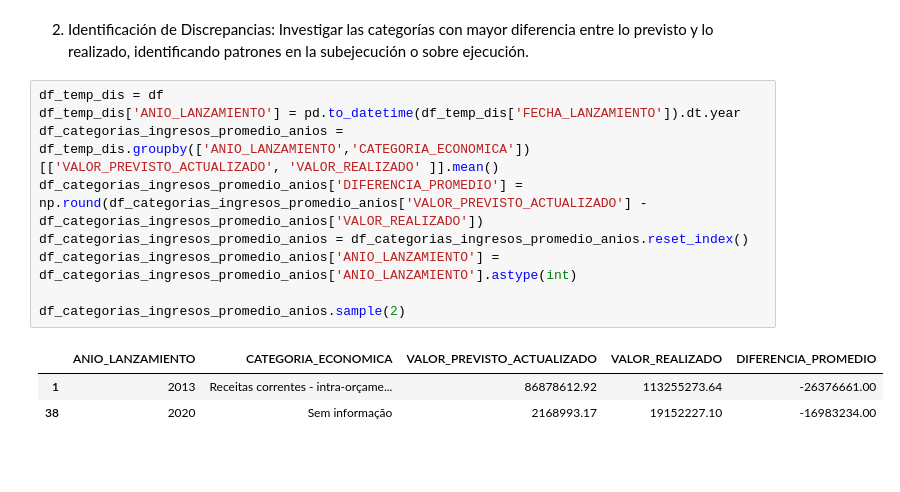
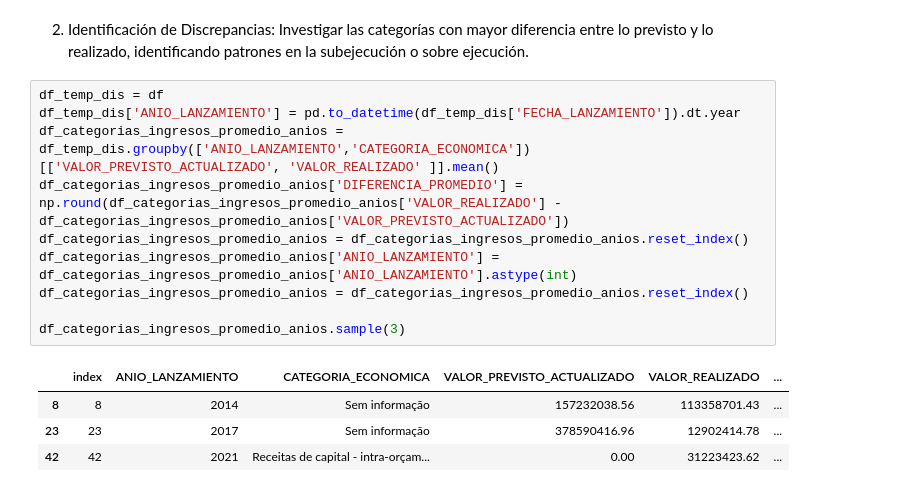
Before and after one commit to santiagorodriguez-dev/Proyecto2-EDA-Ingresos-Publicos-Brasil, a Jupyter notebook: notebooks/Fase_3_Analisis_Visulizacion.ipynb, the cells around one changed output. Drawn from its saved outputs; the diff is of its cells as text; blank space fills up the shorter version.

```diff
--- a/notebooks/Fase_3_Analisis_Visulizacion.ipynb
+++ b/notebooks/Fase_3_Analisis_Visulizacion.ipynb
@@ -124,13 +135,15 @@ df_ingresos_tiempo.head(1)
 # %%
 df_temp_dis = df
 df_temp_dis['ANIO_LANZAMIENTO'] = pd.to_datetime(df_temp_dis['FECHA_LANZAMIENTO']).dt.year
 df_categorias_ingresos_promedio_anios = df_temp_dis.groupby(['ANIO_LANZAMIENTO','CATEGORIA_ECONOMICA'])[['VALOR_PREVISTO_ACTUALIZADO', 'VALOR_REALIZADO' ]].mean()
-df_categorias_ingresos_promedio_anios['DIFERENCIA_PROMEDIO'] = np.round(df_categorias_ingresos_promedio_anios['VALOR_PREVISTO_ACTUALIZADO'] - df_categorias_ingresos_promedio_anios['VALOR_REALIZADO'])
+df_categorias_ingresos_promedio_anios['DIFERENCIA_PROMEDIO'] = np.round(df_categorias_ingresos_promedio_anios['VALOR_REALIZADO'] - df_categorias_ingresos_promedio_anios['VALOR_PREVISTO_ACTUALIZADO'])
 df_categorias_ingresos_promedio_anios = df_categorias_ingresos_promedio_anios.reset_index()
 df_categorias_ingresos_promedio_anios['ANIO_LANZAMIENTO'] = df_categorias_ingresos_promedio_anios['ANIO_LANZAMIENTO'].astype(int)
+df_categorias_ingresos_promedio_anios = df_categorias_ingresos_promedio_anios.reset_index()
 
-df_categorias_ingresos_promedio_anios.sample(2)
+df_categorias_ingresos_promedio_anios.sample(3)
 # %% [output]
-|  | ANIO_LANZAMIENTO | CATEGORIA_ECONOMICA | VALOR_PREVISTO_ACTUALIZADO | VALOR_REALIZADO | DIFERENCIA_PROMEDIO |
-| 1 | 2013 | Receitas correntes - intra-orçame... | 86878612.92 | 113255273.64 | -26376661.00 |
-| 38 | 2020 | Sem informação | 2168993.17 | 19152227.10 | -16983234.00 |
+|  | index | ANIO_LANZAMIENTO | CATEGORIA_ECONOMICA | VALOR_PREVISTO_ACTUALIZADO | VALOR_REALIZADO | ... |
+| 8 | 8 | 2014 | Sem informação | 157232038.56 | 113358701.43 | ... |
+| 23 | 23 | 2017 | Sem informação | 378590416.96 | 12902414.78 | ... |
+| 42 | 42 | 2021 | Receitas de capital - intra-orçam... | 0.00 | 31223423.62 | ... |
```
Also changed, not shown: parts of 9 cells of this notebook.
